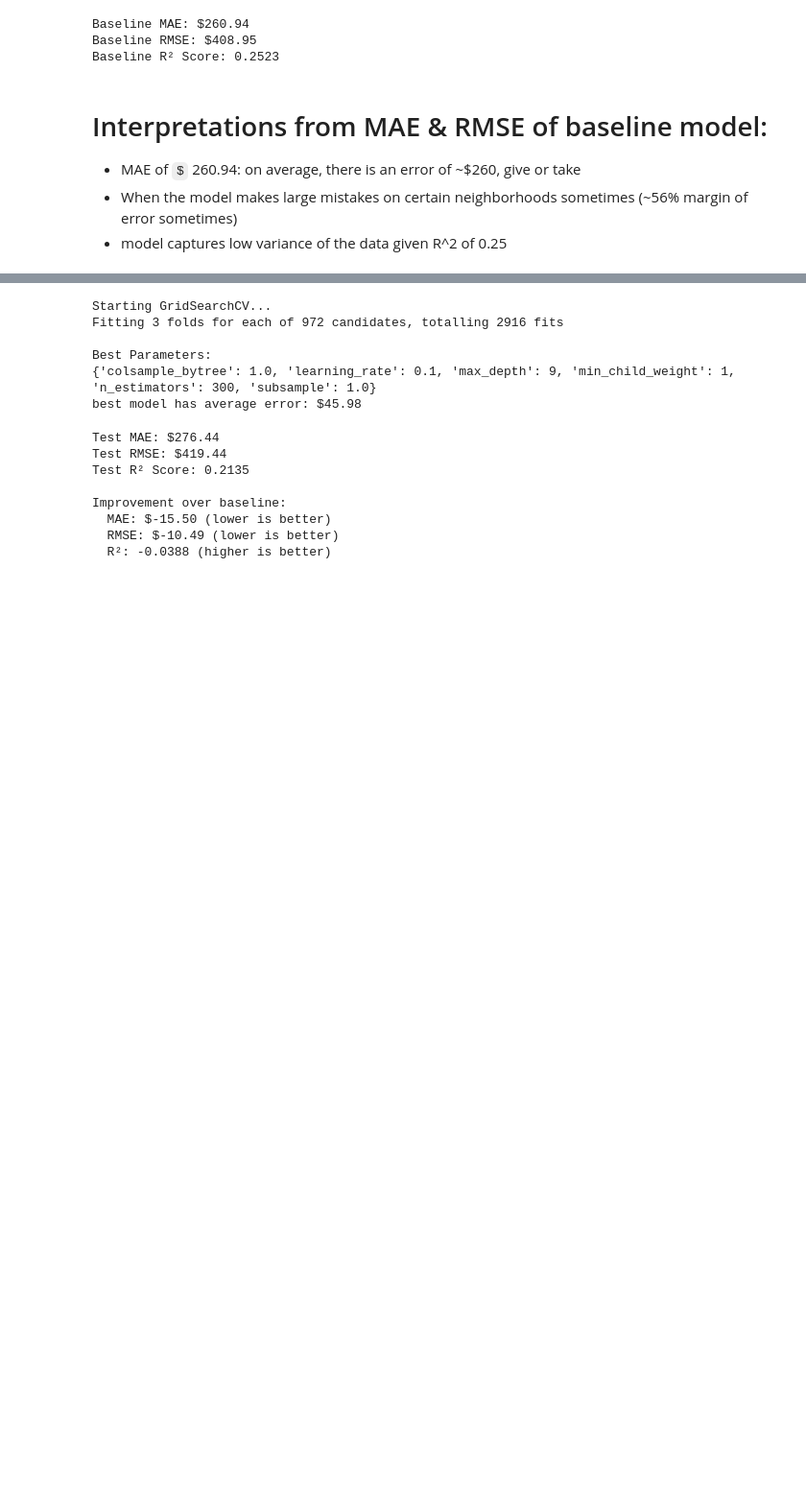
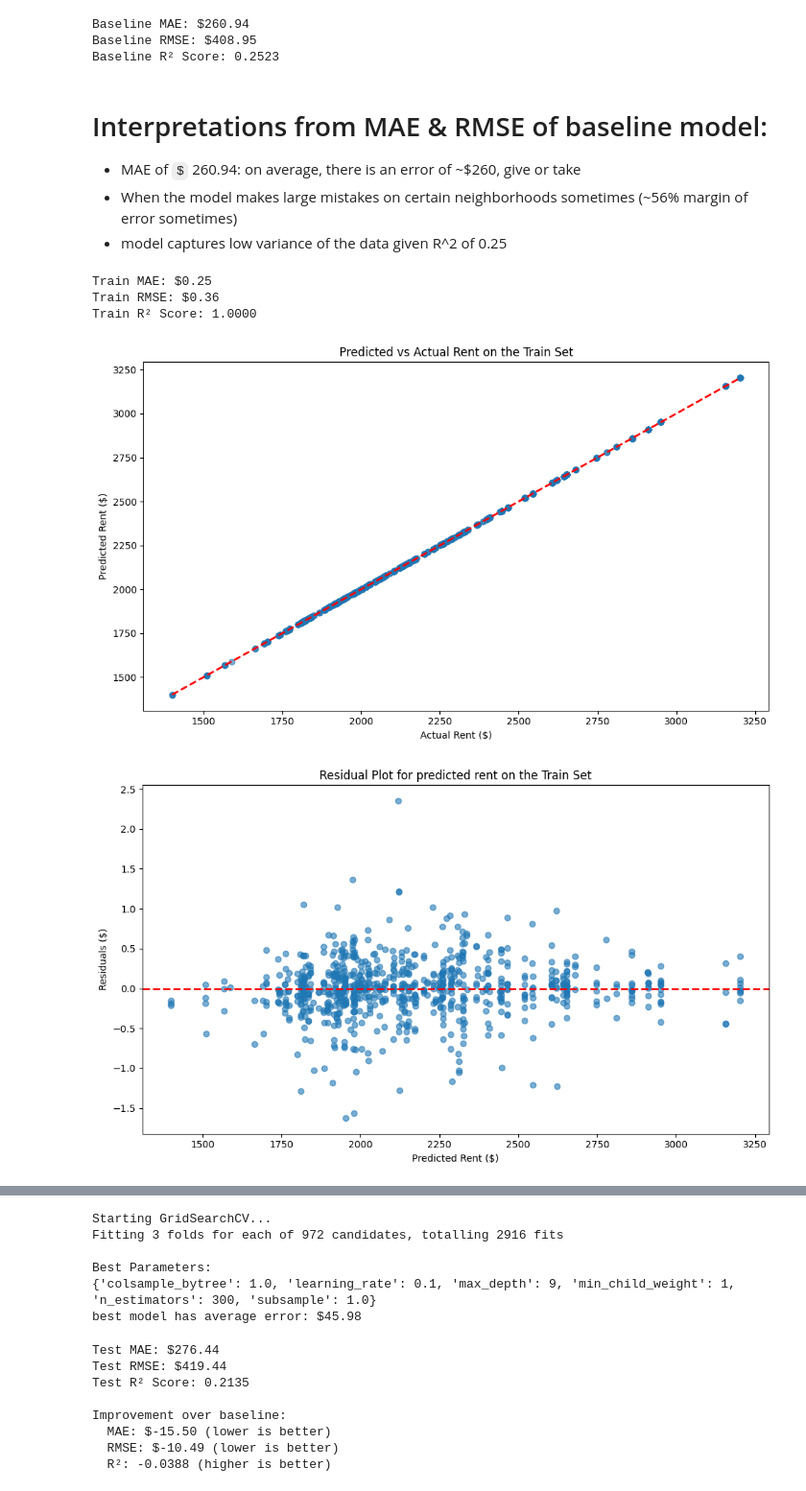
Before and after one commit to Western-Artificial-Intelligence/condo-cost-predictor, a Jupyter notebook: training/train_1.ipynb, the cells around one changed output, grey strips where cells are left out. Shown at 96% size. Saved outputs shown, nothing was run; the diff lists cells and outputs as text; code cells hidden in the pictures; blank space fills up the shorter version.

Commit message:
checkpoint: added plots, TODO: diagnose GS

```diff
--- a/training/train_1.ipynb
+++ b/training/train_1.ipynb
@@ -210,3 +210,42 @@ Baseline R² Score: 0.2523
 - MAE of `$` 260.94: on average, there is an error of ~$260, give or take
 - When the model makes large mistakes on certain neighborhoods sometimes (~56% margin of error sometimes)
 - model captures low variance of the data given R^2 of 0.25
+# %%
+# Generate predictions for TRAIN set
+y_pred_train = xgb_model.predict(X_train)
+
+# Calculate train metrics
+train_mae = mean_absolute_error(y_train, y_pred_train)
+train_rmse = np.sqrt(mean_squared_error(y_train, y_pred_train))
+train_r2 = r2_score(y_train, y_pred_train)
+
+print(f"Train MAE: ${train_mae:.2f}")
+print(f"Train RMSE: ${train_rmse:.2f}")
+print(f"Train R² Score: {train_r2:.4f}")
+
+# Prediction vs Actual Plot for TRAIN set
+plt.figure(figsize=(10, 6))
+plt.scatter(y_train, y_pred_train, alpha=0.6)
+plt.plot([y_train.min(), y_train.max()], [y_train.min(), y_train.max()], 'r--', lw=2)
+plt.xlabel('Actual Rent ($)')
+plt.ylabel('Predicted Rent ($)')
+plt.title('Predicted vs Actual Rent on the Train Set')
+plt.tight_layout()
+plt.show()
+
+# Residual Plot for TRAIN set
+residuals_train = y_train - y_pred_train
+plt.figure(figsize=(10, 6))
+plt.scatter(y_pred_train, residuals_train, alpha=0.6)
+plt.axhline(y=0, color='r', linestyle='--', lw=2)
+plt.xlabel('Predicted Rent ($)')
+plt.ylabel('Residuals ($)')
+plt.title('Residual Plot for predicted rent on the Train Set')
+plt.tight_layout()
+plt.show()
+# %% [output]
+Train MAE: $0.25
+Train RMSE: $0.36
+Train R² Score: 1.0000
+[figure, added]
+[figure, added]
```
Also changed, not shown: parts of 2 cells of this notebook.
